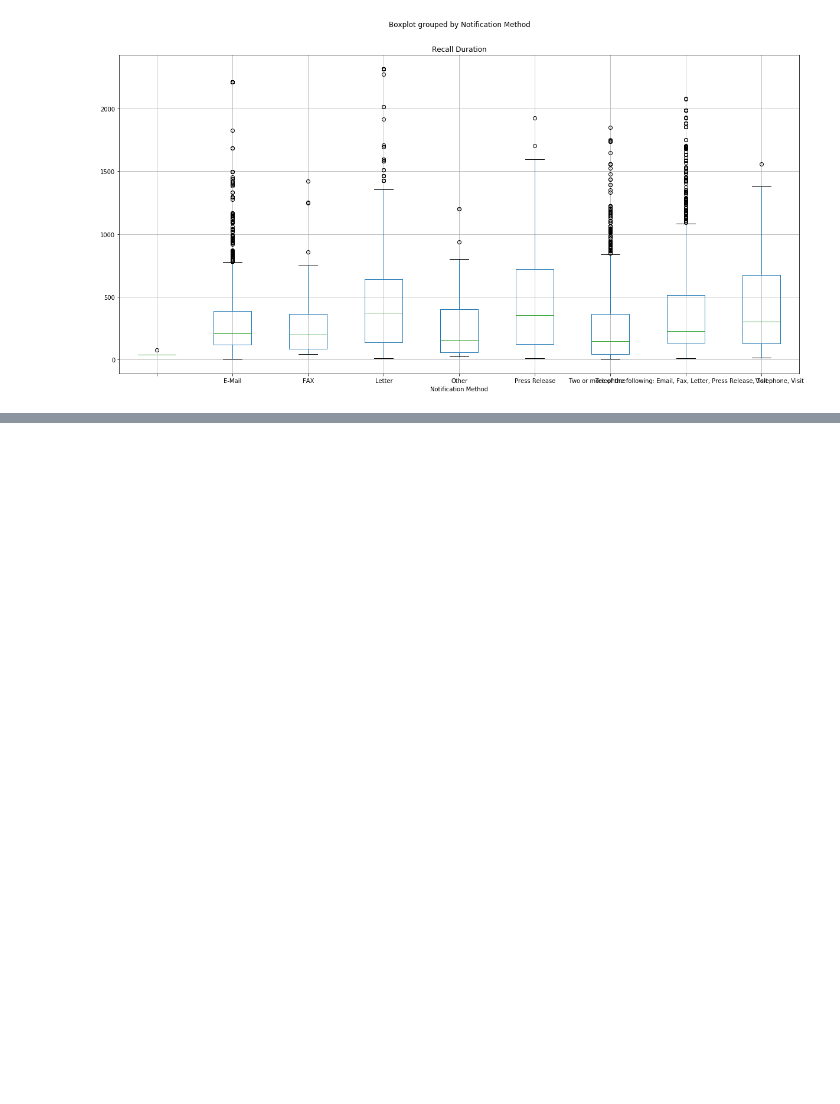
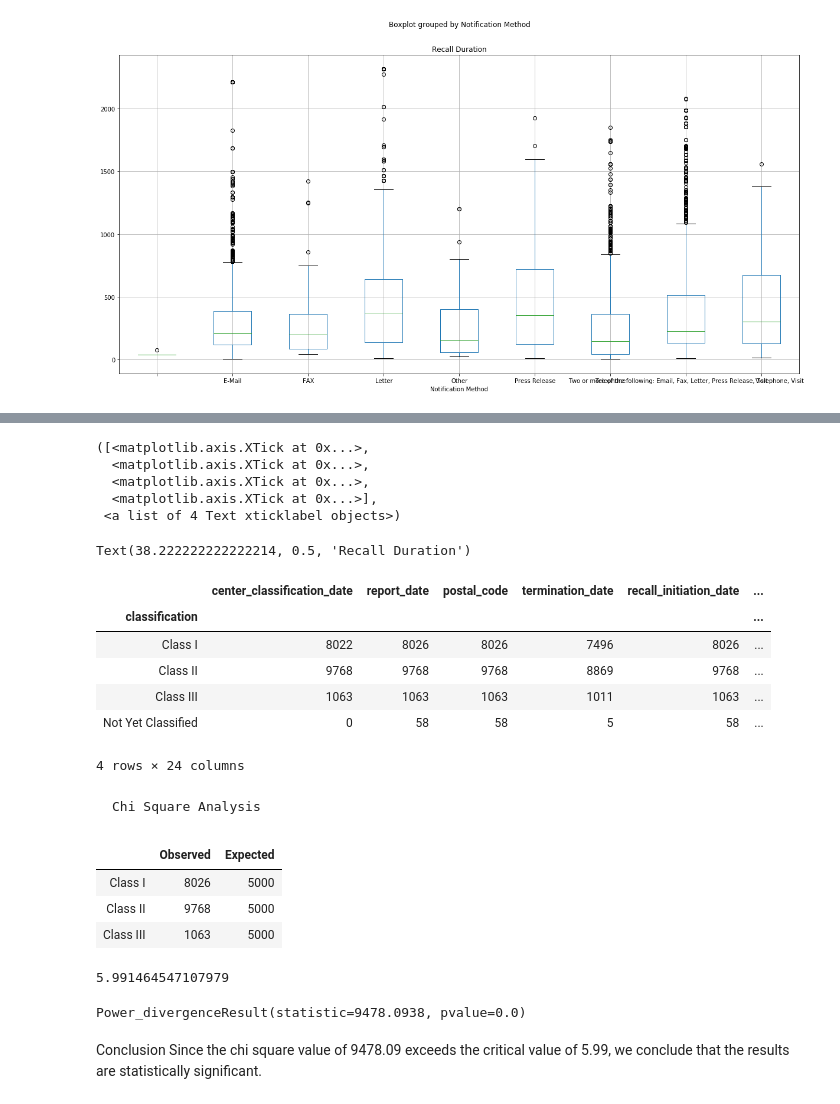
Before and after one commit to shuotang642/Group-2-Project-1, a Jupyter notebook: FDA.ipynb, the cells around one changed output, grey strips where cells are left out. Cells and saved outputs as stored; diff of their text form; code cells hidden in the pictures; blank space fills up the shorter version.

```diff
--- a/FDA.ipynb
+++ b/FDA.ipynb
@@ -89,0 +108,44 @@ mean.head()
+# %%
+# Tell matplotlib where we would like to place each of our x axis headers
+tick_locations = [value for value in x_axis]
+plt.xticks(tick_locations, ["Class I", "Class II", "Class III", "Not Yet Classified"])
+# %% [output]
+([<matplotlib.axis.XTick at 0x...>,
+  <matplotlib.axis.XTick at 0x...>,
+  <matplotlib.axis.XTick at 0x...>,
+  <matplotlib.axis.XTick at 0x...>],
+ <a list of 4 Text xticklabel objects>)
+# %%
+# Give our chart some labels and a tile
+plt.title("Median Recall Duration by Classification")
+plt.xlabel("Recall Classification")
+plt.ylabel("Recall Duration")
+# %% [output]
+Text(38.222222222222214, 0.5, 'Recall Duration')
+# %%
+# Performing a GET Request and saving the
+# API's response within a variable
+
+with open('food.json') as json_file:
+    data = json.load(json_file)
+
+
+#Importing to dataframe
+
+TotalRecall = pd.DataFrame(data['results'])
+
+group = TotalRecall.groupby(['classification'])
+
+count = group.count()
+# %%
+count.head()
+# %% [output]
+|  | center_classification_date | report_date | postal_code | termination_date | recall_initiation_date | ... |
+| classification |  |  |  |  |  | ... |
+| Class I | 8022 | 8026 | 8026 | 7496 | 8026 | ... |
+| Class II | 9768 | 9768 | 9768 | 8869 | 9768 | ... |
+| Class III | 1063 | 1063 | 1063 | 1011 | 1063 | ... |
+| Not Yet Classified | 0 | 58 | 58 | 5 | 58 | ... |
+4 rows × 24 columns
+# %% [markdown]
+    Chi Square Analysis
@@ -89,0 +164,8 @@ mean.head()
+# %%
+# View the data frame
+df
+# %% [output]
+|  | Observed | Expected |
+| Class I | 8026 | 5000 |
+| Class II | 9768 | 5000 |
+| Class III | 1063 | 5000 |
@@ -89,0 +176,13 @@ mean.head()
+# %%
+# The critical value
+critical_value
+# %% [output]
+5.991464547107979
+# %%
+# Run the chi square test with stats.chisquare()
+stats.chisquare(df['Observed'], df['Expected'])
+# %% [output]
+Power_divergenceResult(statistic=9478.0938, pvalue=0.0)
+# %% [markdown]
+Conclusion
+Since the chi square value of 9478.09 exceeds the critical value of 5.99, we conclude that the results are statistically significant.
```
Also changed, not shown: parts of 18 cells of this notebook.
